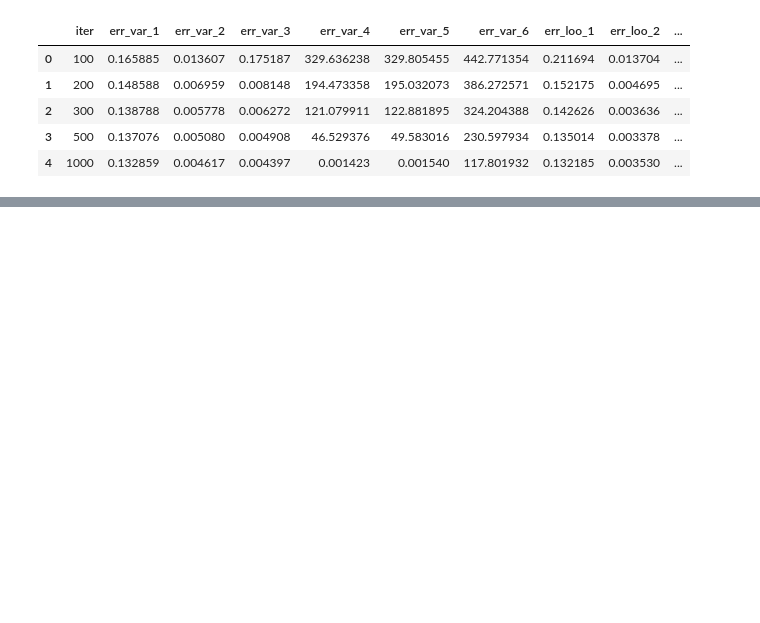
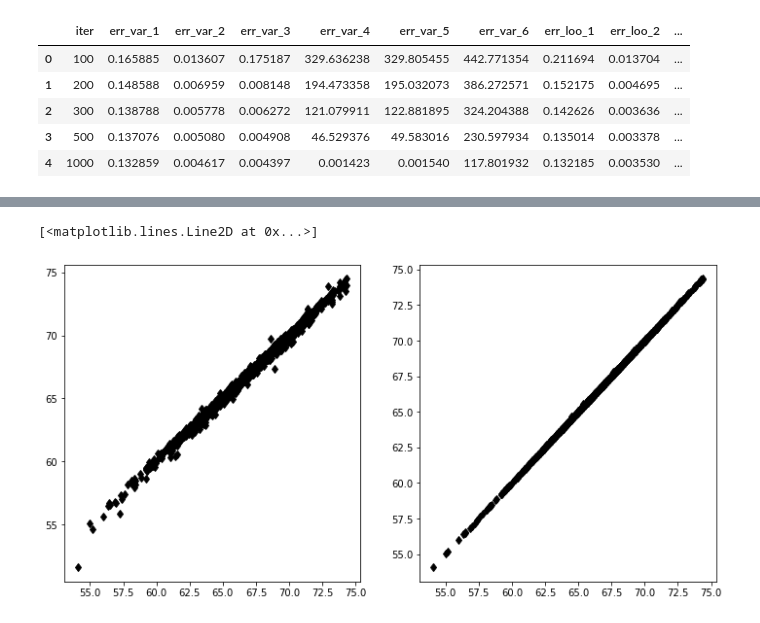
Before and after one commit to uqyge/----PCE, a Jupyter notebook: python/post.ipynb, the cells around one changed output, grey strips where cells are left out. Saved outputs shown, nothing was run; the diff lists cells and outputs as text; code cells hidden in the pictures; blank space fills up the shorter version.

```diff
--- a/python/post.ipynb
+++ b/python/post.ipynb
@@ -49,4 +69,17 @@ px.line(
 # %%
 df_r2_pce = pd.read_csv('../outputs/r2PCE.csv')
+df_r2_lars = pd.read_csv('../outputs/r2Lars.csv')
 # %%
 px.scatter(df_r2_pce,x='eval',y=['order_1','order_2','order_3','order_4'])
+# %%
+# plt.figure(
+plt.figure(figsize=(12,6))
+plt.subplot(1,2,1)
+plt.plot(df_r2_pce['eval'],df_r2_pce.order_3,'kd')
+plt.subplot(1,2,2)
+# plt.plot(df_r2_pce['eval'],df_r2_pce.order_4,'kd')
+plt.plot(df_r2_lars.Yval,df_r2_lars.YLARS,'kd')
+# df_r2_pce
+# %% [output]
+[<matplotlib.lines.Line2D at 0x...>]
+[figure, added]
```
Also changed, not shown: parts of 6 cells of this notebook, 11 other files.
